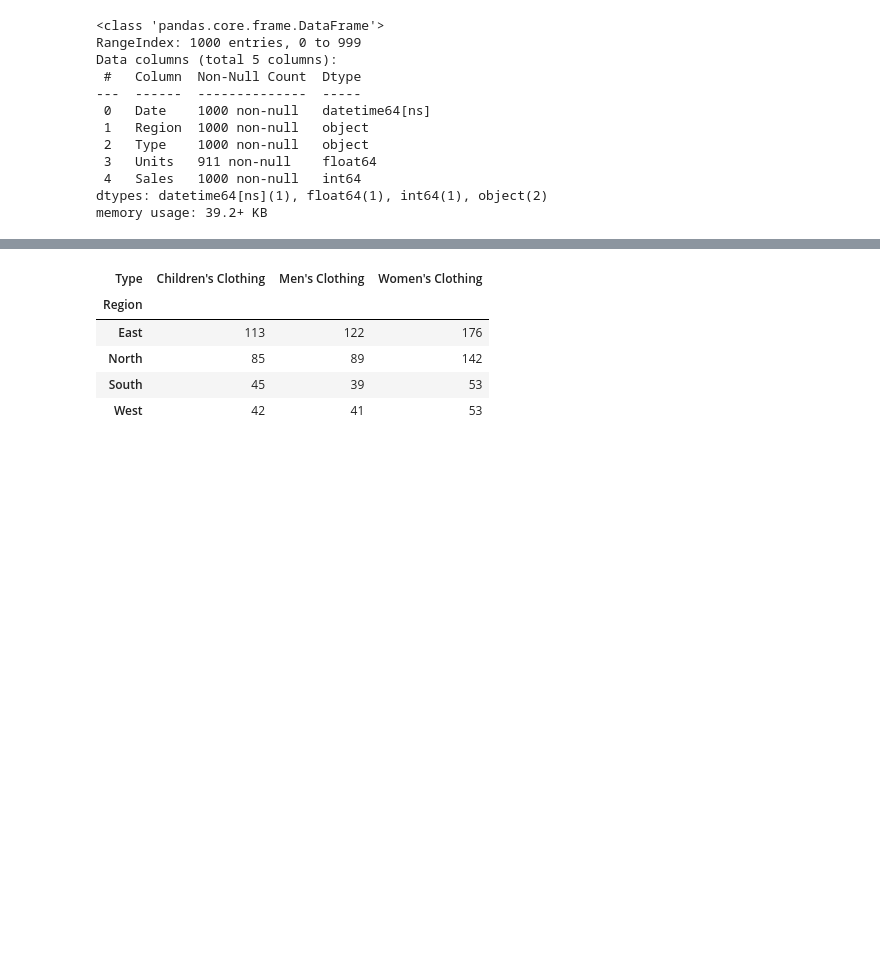
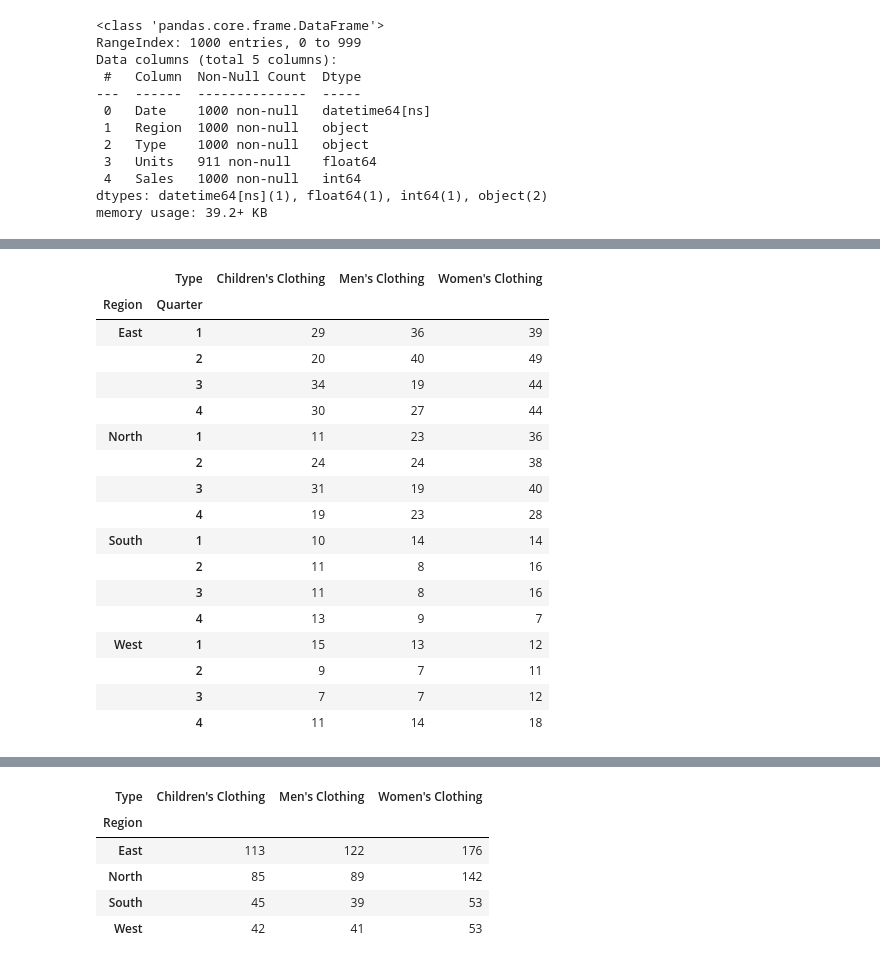
Before and after one commit to McnamaraChiwaye/applied, a Jupyter notebook: mastercard.ipynb, the cells around one changed output, grey strips where cells are left out. Cells and saved outputs as stored; diff of their text form; code cells hidden in the pictures; blank space fills up the shorter version.

```diff
--- a/mastercard.ipynb
+++ b/mastercard.ipynb
@@ -32,0 +95,21 @@ memory usage: 39.2+ KB
+# %%
+pd.crosstab([df.Region, df.Date.dt.quarter], df.Type, rownames=['Region', 'Quarter'])
+# %% [output]
+|  | Type | Children's Clothing | Men's Clothing | Women's Clothing |
+| Region | Quarter |  |  |  |
+| East | 1 | 29 | 36 | 39 |
+|  | 2 | 20 | 40 | 49 |
+|  | 3 | 34 | 19 | 44 |
+|  | 4 | 30 | 27 | 44 |
+| North | 1 | 11 | 23 | 36 |
+|  | 2 | 24 | 24 | 38 |
+|  | 3 | 31 | 19 | 40 |
+|  | 4 | 19 | 23 | 28 |
+| South | 1 | 10 | 14 | 14 |
+|  | 2 | 11 | 8 | 16 |
+|  | 3 | 11 | 8 | 16 |
+|  | 4 | 13 | 9 | 7 |
+| West | 1 | 15 | 13 | 12 |
+|  | 2 | 9 | 7 | 11 |
+|  | 3 | 7 | 7 | 12 |
+|  | 4 | 11 | 14 | 18 |
```
Also changed, not shown: parts of 18 cells of this notebook.
